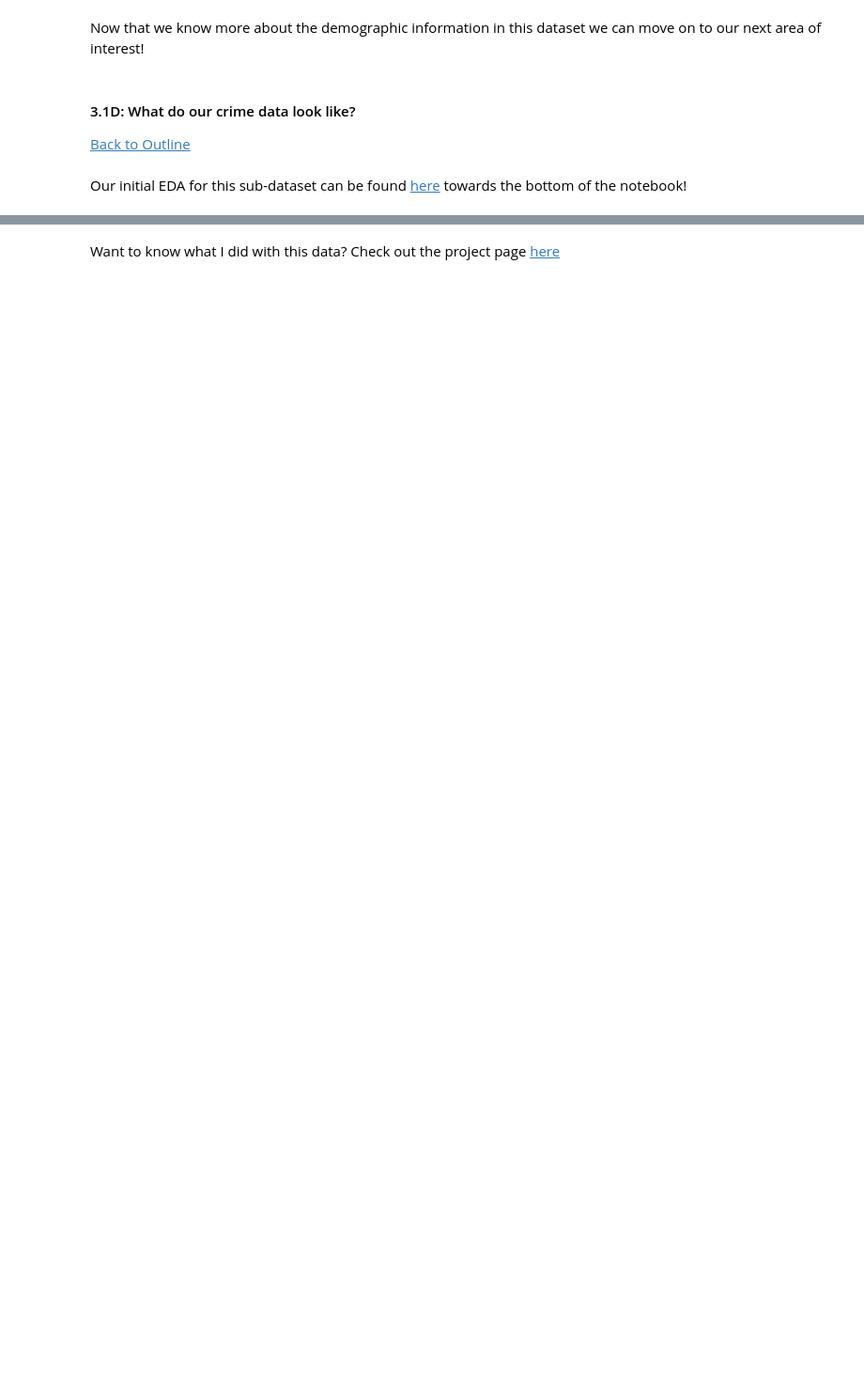
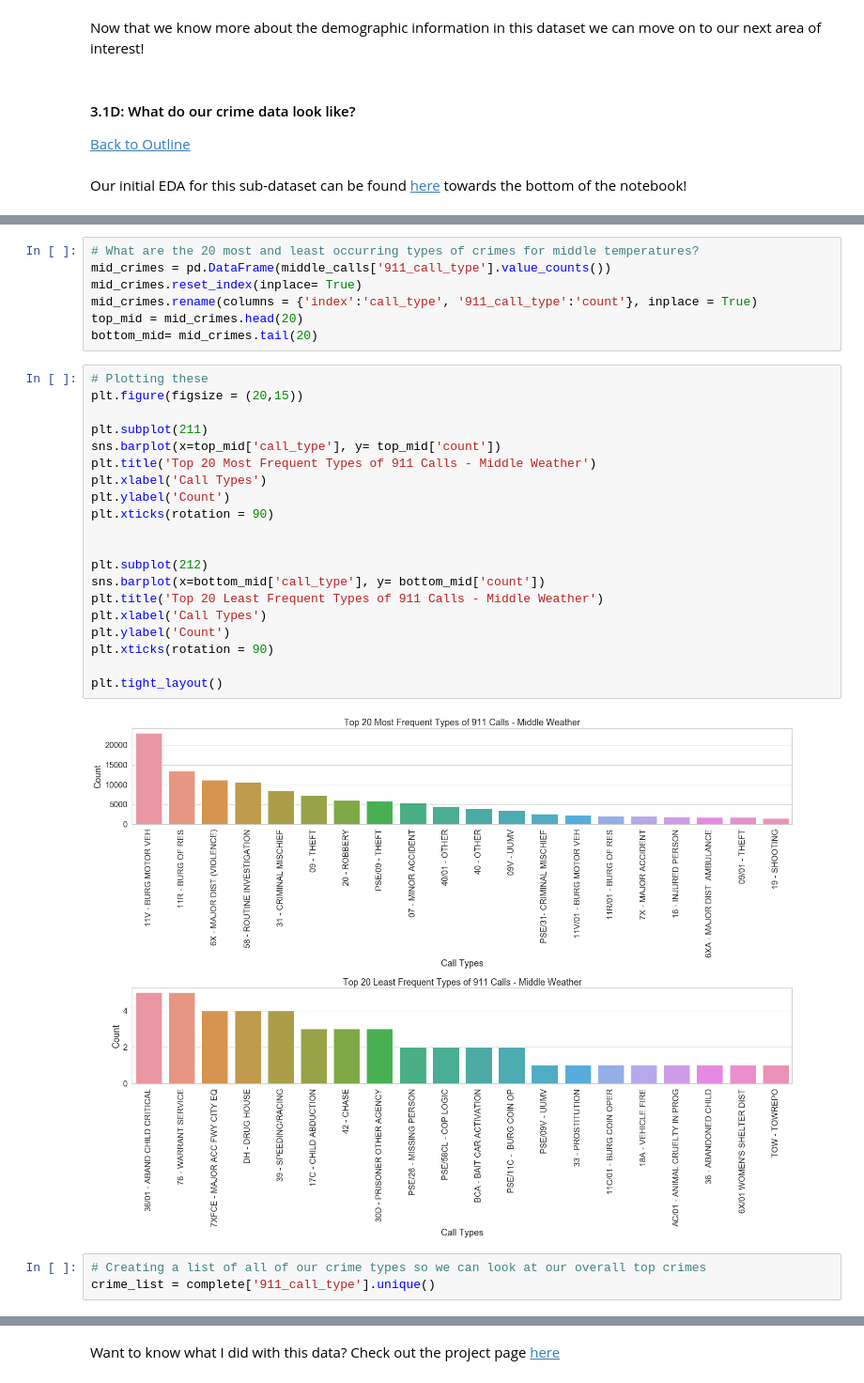
Before and after one commit to SteeleAlloy/final_capstone, a Jupyter notebook: final_project_eda.ipynb, the cells around one changed output, grey strips where cells are left out. Shown at 94% size. Saved outputs shown, nothing was run; the diff lists cells and outputs as text; blank space fills up the shorter version.

```diff
--- a/final_project_eda.ipynb
+++ b/final_project_eda.ipynb
@@ -1448,0 +1568,32 @@ Since we are using Tableau to make a dashboard with this data we will use Tablea
+# %%
+# What are the 20 most and least occurring types of crimes for middle temperatures?
+mid_crimes = pd.DataFrame(middle_calls['911_call_type'].value_counts())
+mid_crimes.reset_index(inplace= True)
+mid_crimes.rename(columns = {'index':'call_type', '911_call_type':'count'}, inplace = True)
+top_mid = mid_crimes.head(20)
+bottom_mid= mid_crimes.tail(20)
+# %%
+# Plotting these
+plt.figure(figsize = (20,15))
+
+plt.subplot(211)
+sns.barplot(x=top_mid['call_type'], y= top_mid['count'])
+plt.title('Top 20 Most Frequent Types of 911 Calls - Middle Weather')
+plt.xlabel('Call Types')
+plt.ylabel('Count')
+plt.xticks(rotation = 90)
+
+
+plt.subplot(212)
+sns.barplot(x=bottom_mid['call_type'], y= bottom_mid['count'])
+plt.title('Top 20 Least Frequent Types of 911 Calls - Middle Weather')
+plt.xlabel('Call Types')
+plt.ylabel('Count')
+plt.xticks(rotation = 90)
+
+plt.tight_layout()
+# %% [output]
+[figure, added]
+# %%
+# Creating a list of all of our crime types so we can look at our overall top crimes
+crime_list = complete['911_call_type'].unique()
```
Also changed, not shown: parts of 50 cells of this notebook, 1 other file.
